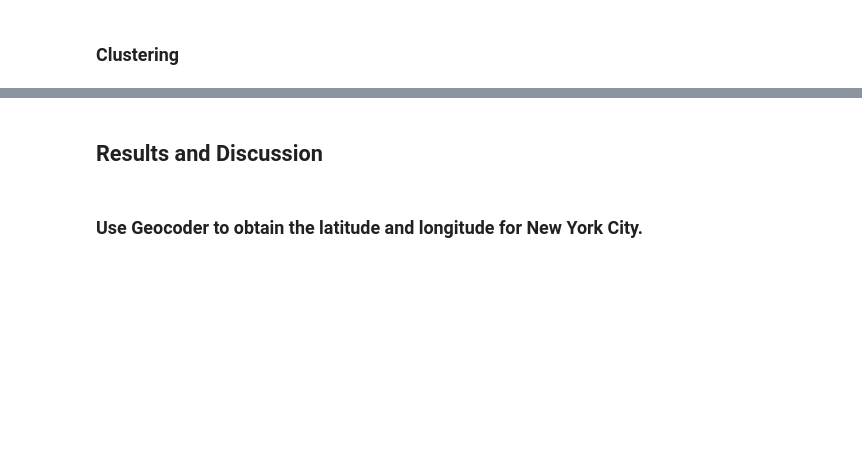
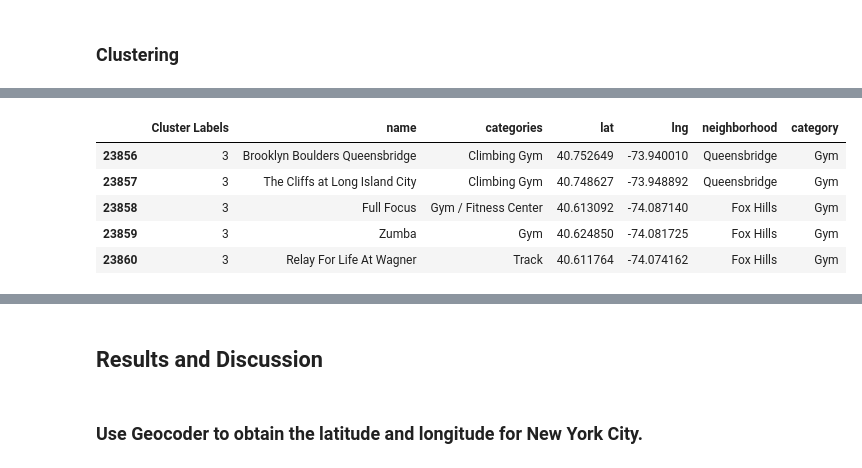
Before and after one commit to WouterDeBot/CapstoneBuildIBM, a Jupyter notebook: notebooks/Fit and Food- Coursera Capstone Project.ipynb, the cells around one changed output, grey strips where cells are left out. Saved outputs shown, nothing was run; the diff lists cells and outputs as text; code cells hidden in the pictures; blank space fills up the shorter version.

```diff
--- a/notebooks/Fit and Food- Coursera Capstone Project.ipynb
+++ b/notebooks/Fit and Food- Coursera Capstone Project.ipynb
@@ -369,0 +429,9 @@ df_overall.head()
+# %%
+df_overall.tail()
+# %% [output]
+|  | Cluster Labels | name | categories | lat | lng | neighborhood | category |
+| 23856 | 3 | Brooklyn Boulders Queensbridge | Climbing Gym | 40.752649 | -73.940010 | Queensbridge | Gym |
+| 23857 | 3 | The Cliffs at Long Island City | Climbing Gym | 40.748627 | -73.948892 | Queensbridge | Gym |
+| 23858 | 3 | Full Focus | Gym / Fitness Center | 40.613092 | -74.087140 | Fox Hills | Gym |
+| 23859 | 3 | Zumba | Gym | 40.624850 | -74.081725 | Fox Hills | Gym |
+| 23860 | 3 | Relay For Life At Wagner | Track | 40.611764 | -74.074162 | Fox Hills | Gym |
```
Also changed, not shown: parts of 17 cells of this notebook, 2 other files.
